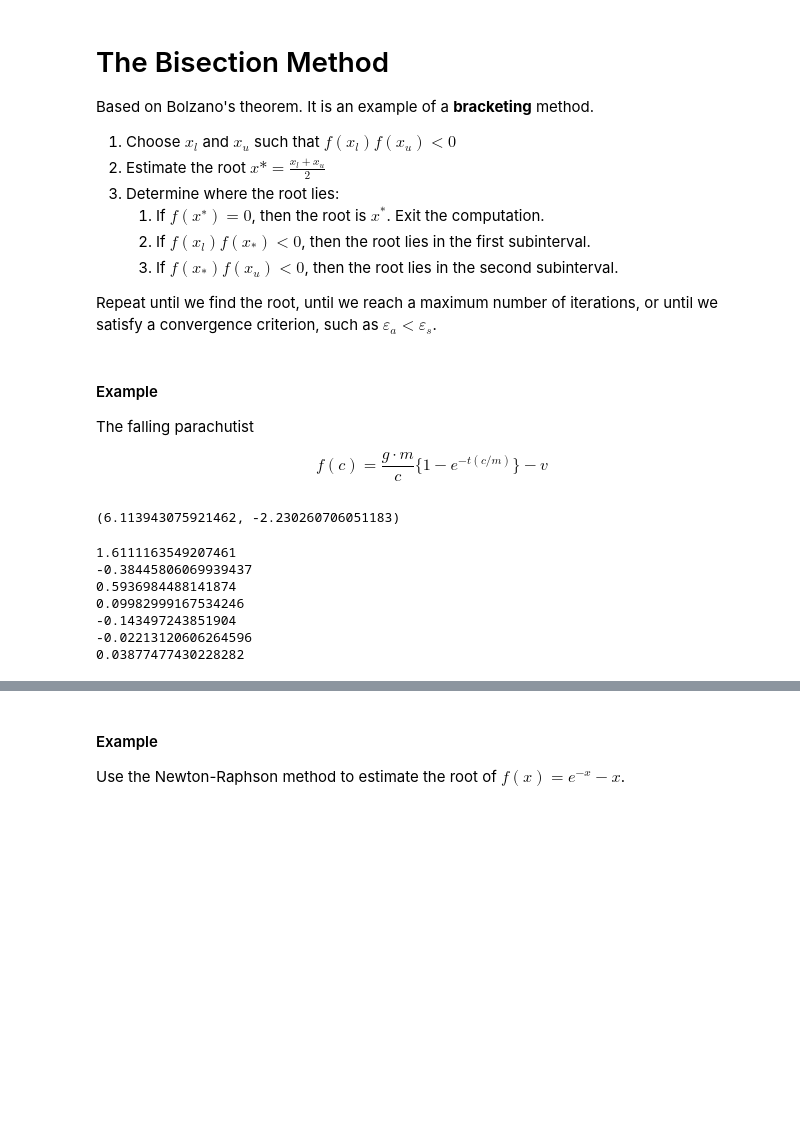
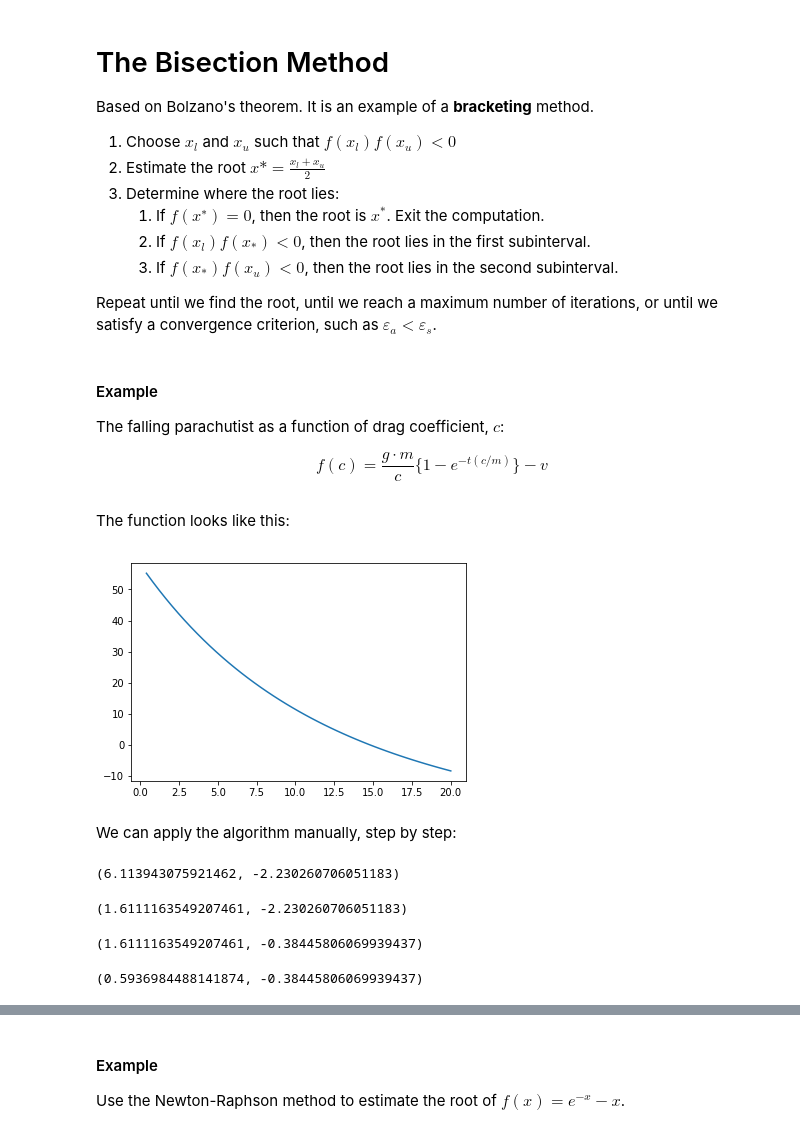
Before and after one commit to danimateos/numerical_methods, a Jupyter notebook: section-02.ipynb, the cells around one changed output, grey strips where cells are left out. Saved outputs shown, nothing was run; the diff lists cells and outputs as text; code cells hidden in the pictures; blank space fills up the shorter version.

```diff
--- a/section-02.ipynb
+++ b/section-02.ipynb
@@ -27,40 +27,47 @@ Repeat until we find the root, until we reach a maximum number of iterations, or
 # %% [markdown]
 #### Example
 
-The falling parachutist
+The falling parachutist as a function of drag coefficient, $c$:
 
 
 $$f(c) = \frac{g\cdot m}{c} \{1 - e^{-t(c/m)}\}-v$$
 # %%
 import numpy as np
 import matplotlib.pyplot as plt
+import warnings
 %matplotlib inline
 
+warnings.filterwarnings('ignore')
 def function(c):
     m = 68.1
     v = 40
     t = 10
     g = 9.81
 
-    return g * m / c * (1 - np.e ** (-t * c/m)) - v
-
-
-function(12), function(16)
+    return ((g * m) / c) * (1 - np.exp(-t * (c / m))) - v
-# %% [output]
-(6.113943075921462, -2.230260706051183)
-# %%
-print(function(14))
-print(function(15))
-print(function(14.5))
-print(function(14.75))
-print(function(14.875))
-print(function(14.8125))
-print(function(14.78125))
-# %% [output]
-1.6111163549207461
--0.38445806069939437
-0.5936984488141874
-0.09982999167534246
--0.143497243851904
--0.02213120606264596
-0.03877477430228282
+# %% [markdown]
+The function looks like this:
+# %%
+cs = np.linspace(0, 20)
+fs = function(cs)
+plt.plot(cs, fs);
+# %% [output]
+[figure, added]
+# %% [markdown]
+We can apply the algorithm manually, step by step:
+# %%
+function(12), function(16)
+# %% [output]
+(6.113943075921462, -2.230260706051183)
+# %%
+function(14), function(16)
+# %% [output]
+(1.6111163549207461, -2.230260706051183)
+# %%
+function(14), function(15)
+# %% [output]
+(1.6111163549207461, -0.38445806069939437)
+# %%
+function(14.5), function(15)
+# %% [output]
+(0.5936984488141874, -0.38445806069939437)
```
Also changed, not shown: parts of 46 cells of this notebook.
